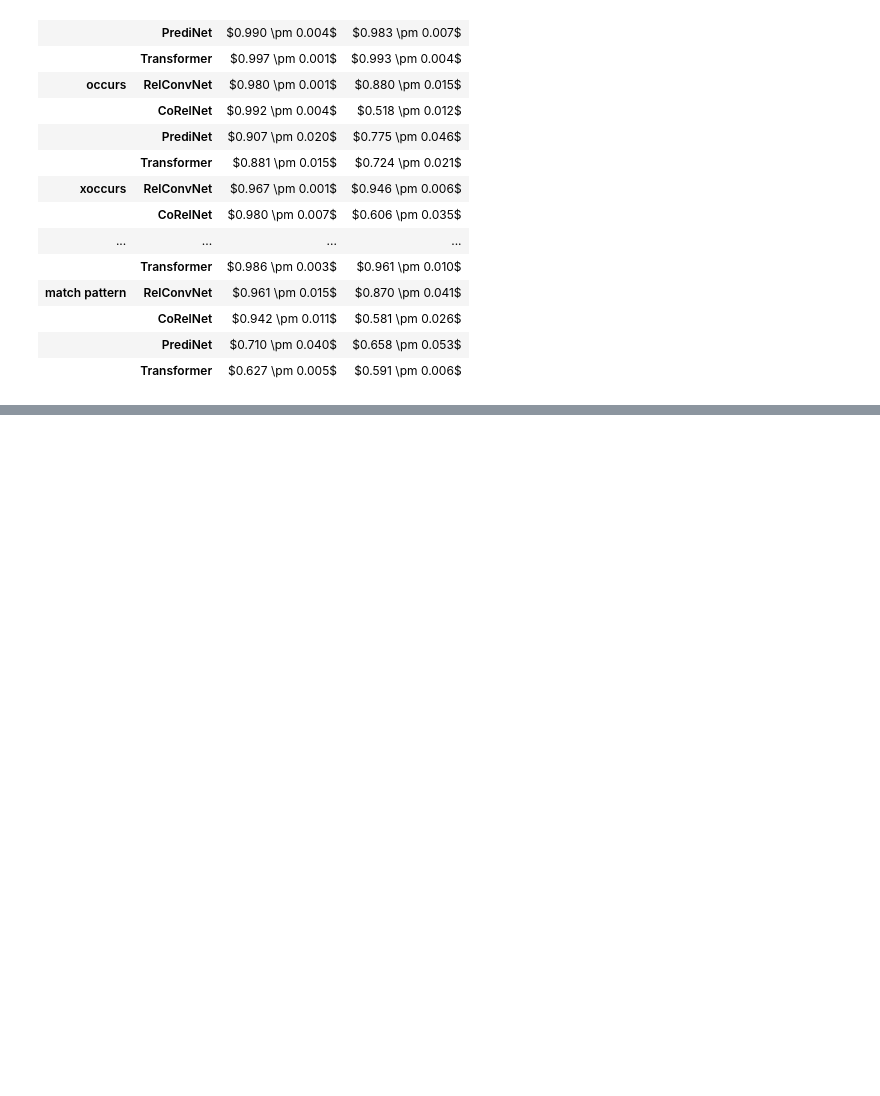
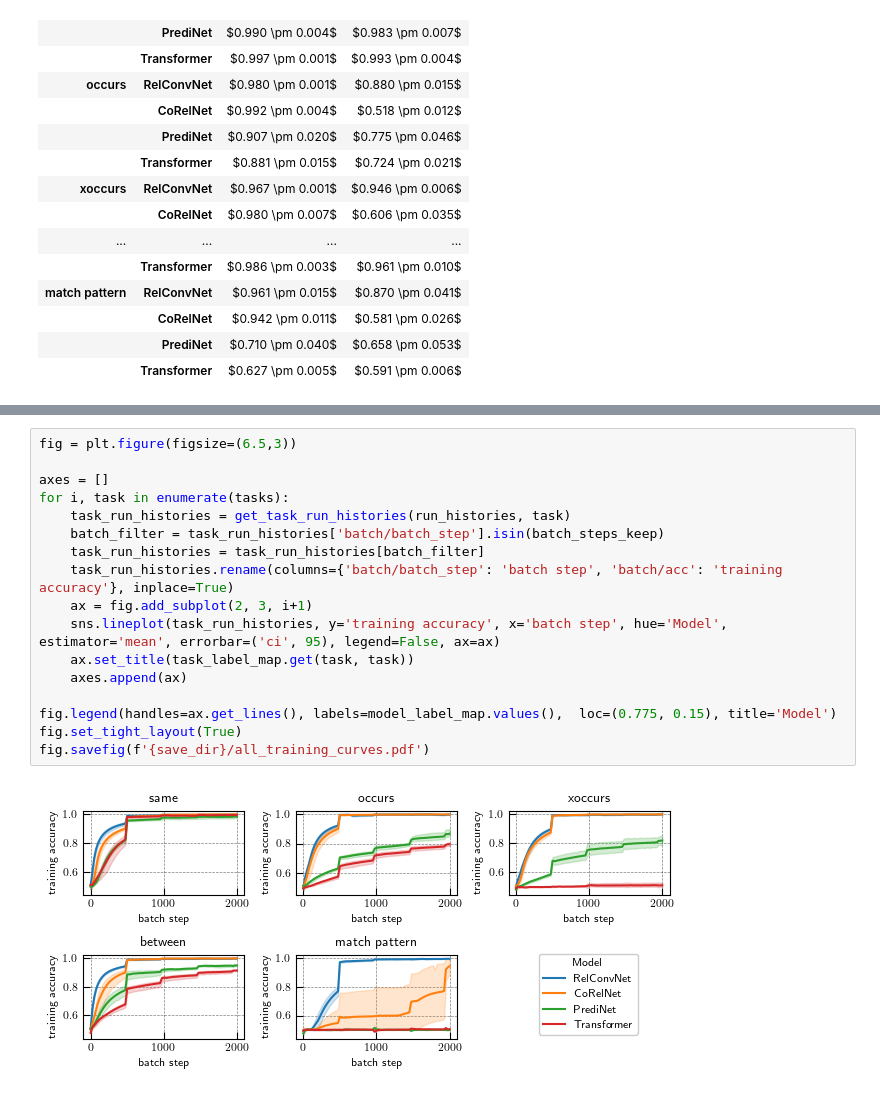
Before and after one commit to Awni00/relational-convolutions, a Jupyter notebook: paper_figures/generate_figures_tables.ipynb, the cells around one changed output, grey strips where cells are left out. Drawn from its saved outputs; the diff is of its cells as text; blank space fills up the shorter version.

```diff
--- a/paper_figures/generate_figures_tables.ipynb
+++ b/paper_figures/generate_figures_tables.ipynb
@@ -251,0 +354,19 @@ with open(latex_table_file, 'w') as f:
+# %%
+fig = plt.figure(figsize=(6.5,3))
+
+axes = []
+for i, task in enumerate(tasks):
+    task_run_histories = get_task_run_histories(run_histories, task)
+    batch_filter = task_run_histories['batch/batch_step'].isin(batch_steps_keep)
+    task_run_histories = task_run_histories[batch_filter]
+    task_run_histories.rename(columns={'batch/batch_step': 'batch step', 'batch/acc': 'training accuracy'}, inplace=True)
+    ax = fig.add_subplot(2, 3, i+1)
+    sns.lineplot(task_run_histories, y='training accuracy', x='batch step', hue='Model', estimator='mean', errorbar=('ci', 95), legend=False, ax=ax)
+    ax.set_title(task_label_map.get(task, task))
+    axes.append(ax)
+
+fig.legend(handles=ax.get_lines(), labels=model_label_map.values(),  loc=(0.775, 0.15), title='Model')
+fig.set_tight_layout(True)
+fig.savefig(f'{save_dir}/all_training_curves.pdf')
+# %% [output]
+[figure, added]
```
Also changed, not shown: parts of 18 cells of this notebook.
